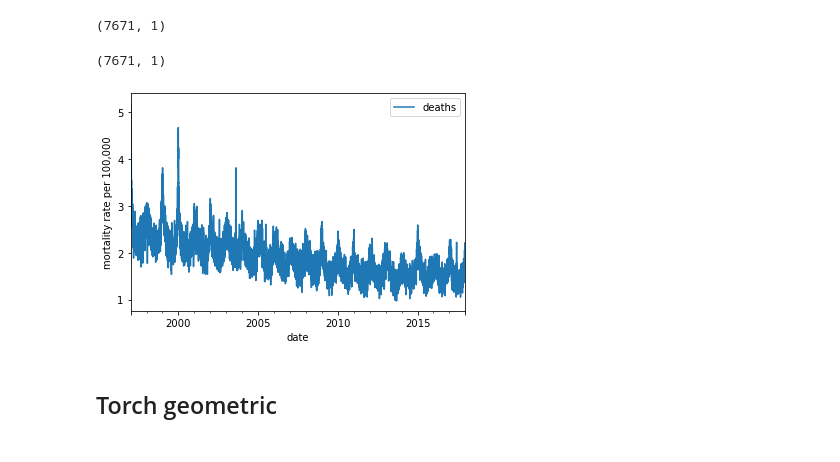
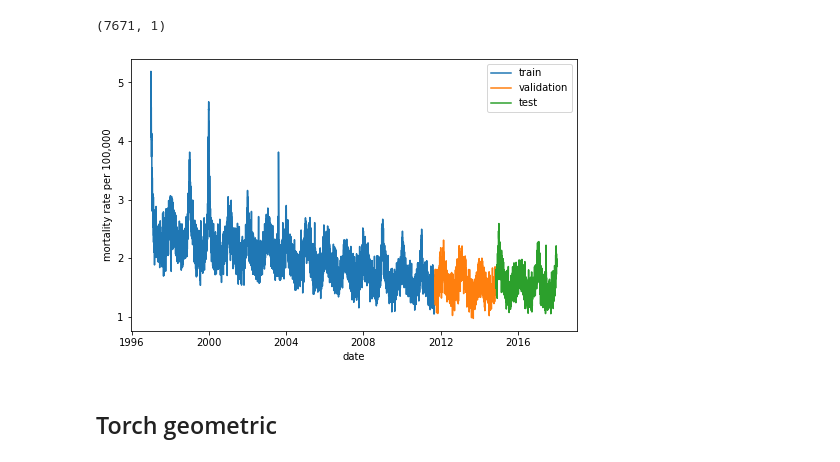
Before and after one commit to michellewl/AQmortality, a Jupyter notebook: mortality_model/borough_regression.ipynb, the cells around one changed output. Saved outputs shown, nothing was run; the diff lists cells and outputs as text; code cells hidden in the pictures.

Commit message:
Code to produce train validation and test splits. Adapted code from MLPRegressor to make training loop.

```diff
--- a/mortality_model/borough_regression.ipynb
+++ b/mortality_model/borough_regression.ipynb
@@ -345,0 +348,13 @@ start, end = daily_income_df.index.min(), daily_income_df.index.max()
+# %%
+date_index = daily_income_df.index
+# %%
+train_size = 0.7
+val_size = 0.15
+# %%
+split_indices = {"train":range(0,round(len(date_index)*train_size)),
+                 "validation":range(round(len(date_index)*train_size), round(len(date_index)*(train_size+val_size))),
+                 "test":range(round(len(date_index)*(train_size+val_size)), len(date_index))}
+# %%
+date_split = {}
+for split in split_indices.keys():
+    date_split[split] = date_index[split_indices[split]]
@@ -394,13 +415,15 @@ print(target_array.shape)
 # %% [output]
 (7671, 1)
 # %%
-mortality_datetrim_df.plot()
+fig, ax = plt.subplots(figsize=(8,5))
+for split in split_indices.keys():
+    plt.plot(date_split[split], target_array[split_indices[split]], label=split)
+plt.legend()
 plt.ylabel("mortality rate per 100,000")
 plt.xlabel("date")
 plt.show()
 # %% [output]
-(7671, 1)
-[figure, old version]
+[figure, new version]
 # %% [markdown]
 ## Torch geometric
 # %% [markdown]
```
Also changed, not shown: parts of 23 cells of this notebook.
